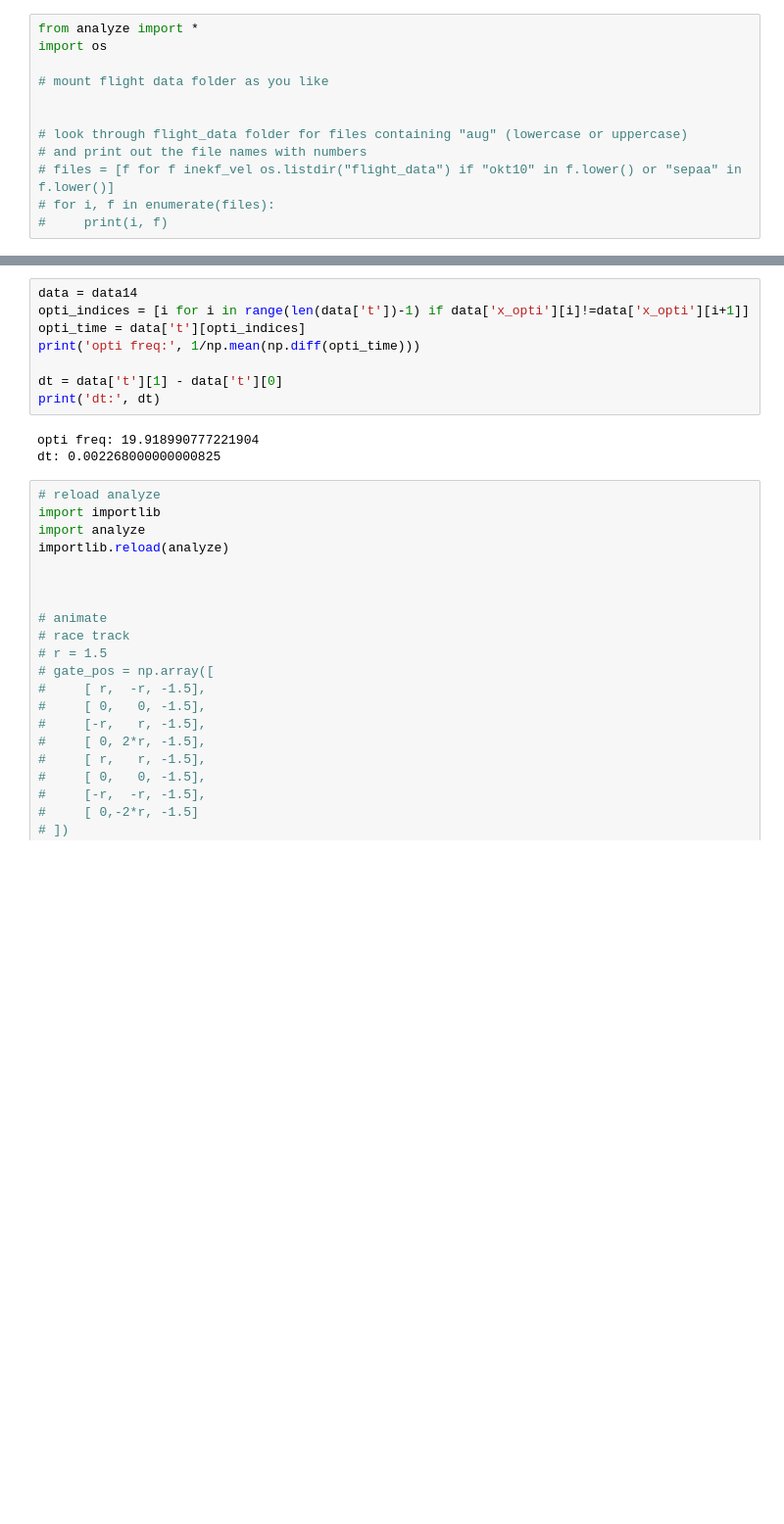
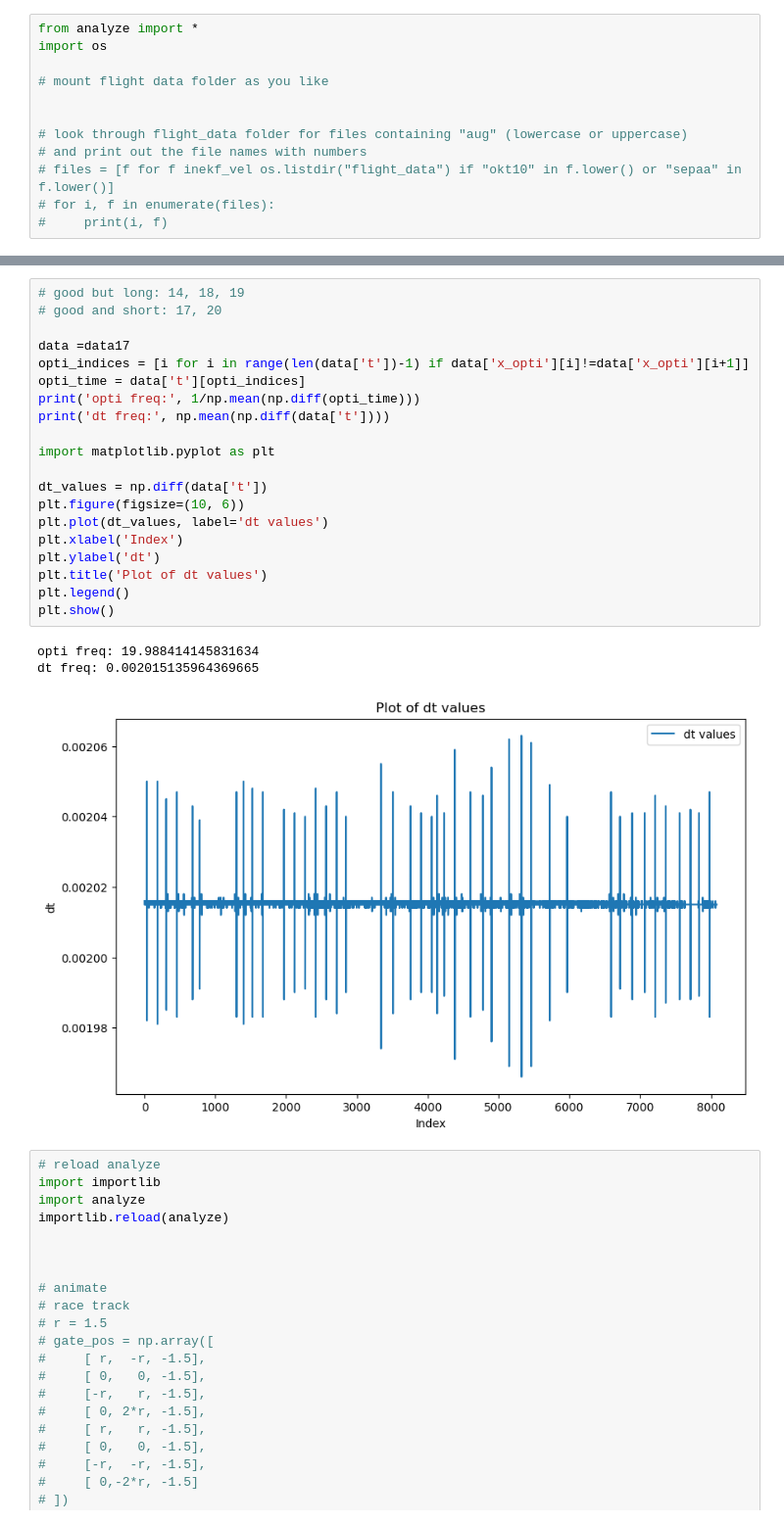
Before and after one commit to alang321/indiflightSupport, a Jupyter notebook: LogAnalysis/analyze_flight_data/Analyze Flight Data.ipynb, the cells around one changed output, grey strips where cells are left out. Shown at 98% size. Cells and saved outputs as stored; diff of their text form; blank space fills up the shorter version.

Commit message:
Add flight data

```diff
--- a/LogAnalysis/analyze_flight_data/Analyze Flight Data.ipynb
+++ b/LogAnalysis/analyze_flight_data/Analyze Flight Data.ipynb
@@ -113,15 +133,28 @@ Logging frequency: 495.9621557941305
 WARNING: overwriting states with ekf states
 # %%
-data = data14
+# good but long: 14, 18, 19
+# good and short: 17, 20
+
+data =data17
 opti_indices = [i for i in range(len(data['t'])-1) if data['x_opti'][i]!=data['x_opti'][i+1]]
 opti_time = data['t'][opti_indices]
 print('opti freq:', 1/np.mean(np.diff(opti_time)))
+print('dt freq:', np.mean(np.diff(data['t'])))
 
-dt = data['t'][1] - data['t'][0]
-print('dt:', dt)
+import matplotlib.pyplot as plt
+
+dt_values = np.diff(data['t'])
+plt.figure(figsize=(10, 6))
+plt.plot(dt_values, label='dt values')
+plt.xlabel('Index')
+plt.ylabel('dt')
+plt.title('Plot of dt values')
+plt.legend()
+plt.show()
 # %% [output]
-opti freq: 19.918990777221904
-dt: 0.002268000000000825
+opti freq: 19.988414145831634
+dt freq: 0.002015135964369665
+[figure, added]
 # %%
 # reload analyze
 import importlib
```
Also changed, not shown: parts of 7 cells of this notebook, 54 other files.
